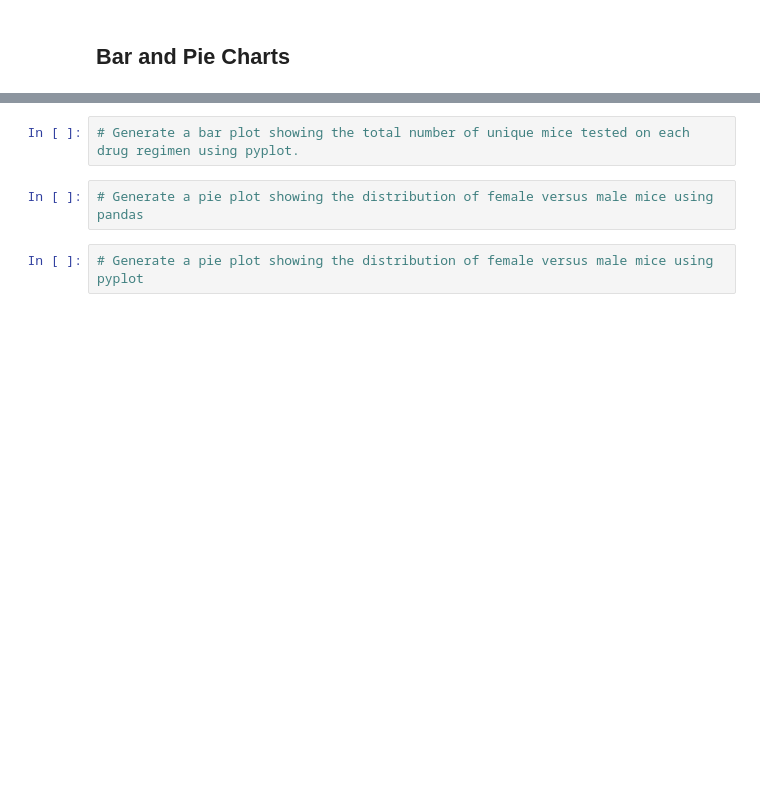
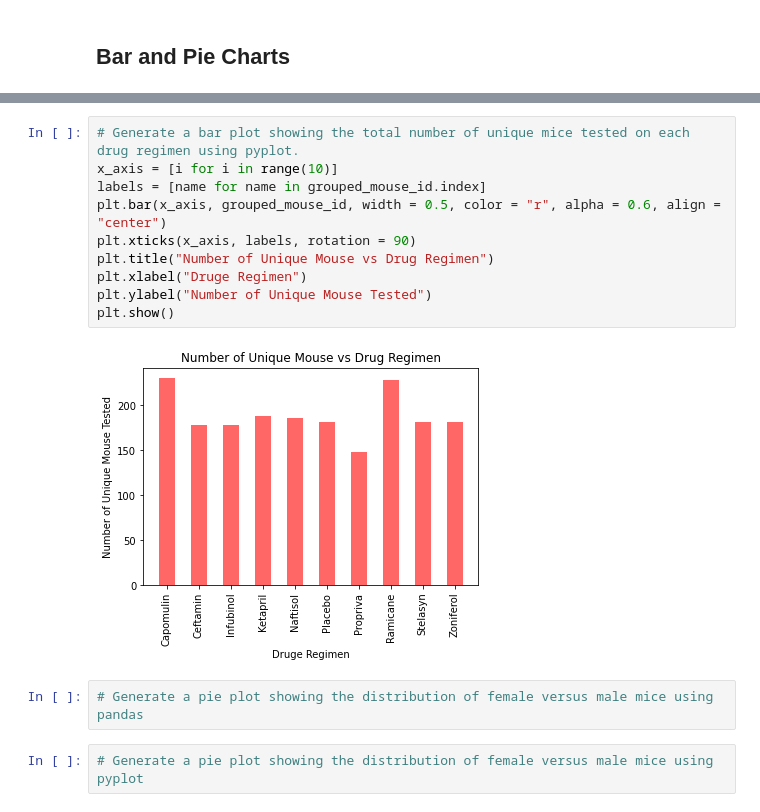
Before and after one commit to kk-deng/Pymaceuticals-Matplotlib, a Jupyter notebook: pymaceuticals_starter.ipynb, the cells around one changed output, grey strips where cells are left out. Saved outputs shown, nothing was run; the diff lists cells and outputs as text; blank space fills up the shorter version.

```diff
--- a/pymaceuticals_starter.ipynb
+++ b/pymaceuticals_starter.ipynb
@@ -155,5 +148,15 @@ regimen_summary
-# %%
-# Generate a bar plot showing the total number of unique mice tested on each drug regimen using pyplot.
+# %%
+# Generate a bar plot showing the total number of unique mice tested on each drug regimen using pyplot.
+x_axis = [i for i in range(10)]
+labels = [name for name in grouped_mouse_id.index]
+plt.bar(x_axis, grouped_mouse_id, width = 0.5, color = "r", alpha = 0.6, align = "center")
+plt.xticks(x_axis, labels, rotation = 90)
+plt.title("Number of Unique Mouse vs Drug Regimen")
+plt.xlabel("Druge Regimen")
+plt.ylabel("Number of Unique Mouse Tested")
+plt.show()
+# %% [output]
+[figure, added]
 # %%
 # Generate a pie plot showing the distribution of female versus male mice using pandas
 # %%
```
Also changed, not shown: parts of 3 cells of this notebook.
